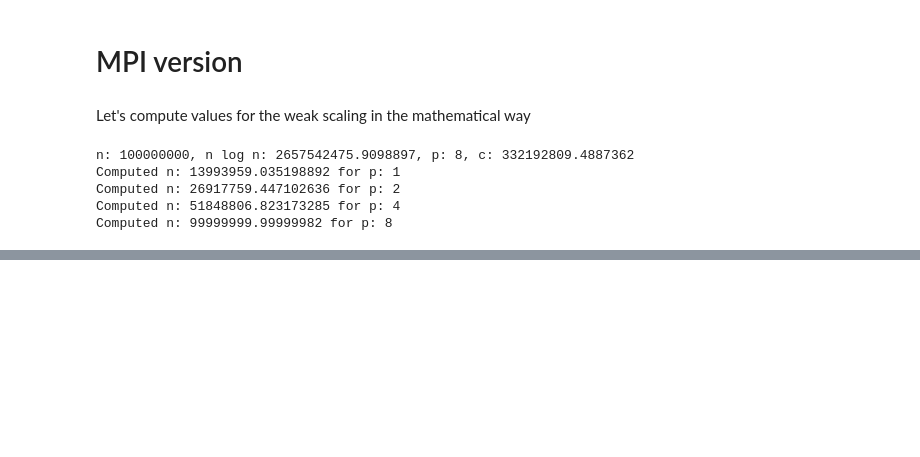
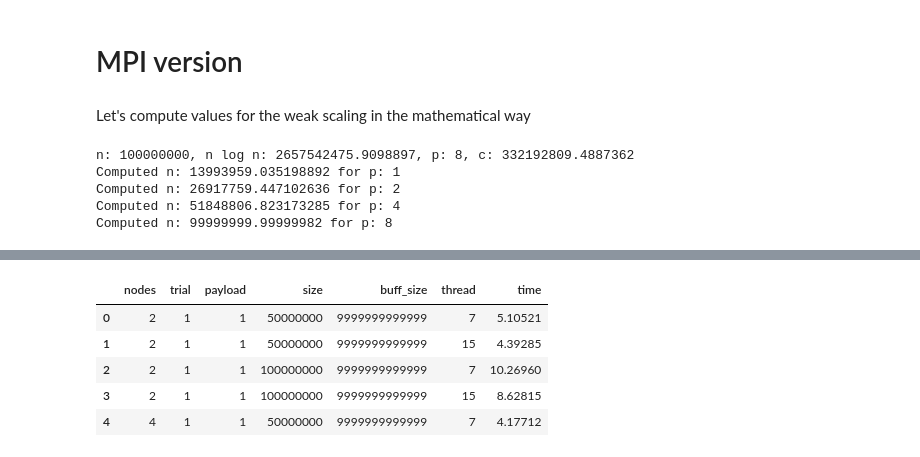
Before and after one commit to DavideB45/SPM, a Jupyter notebook: assignment4/analysis.ipynb, the cells around one changed output, grey strips where cells are left out. Saved outputs shown, nothing was run; the diff lists cells and outputs as text; code cells hidden in the pictures; blank space fills up the shorter version.

```diff
--- a/assignment4/analysis.ipynb
+++ b/assignment4/analysis.ipynb
@@ -491,0 +568,9 @@ Computed n: 99999999.99999982 for p: 8
+# %%
+df_ff_1.head()
+# %% [output]
+|  | nodes | trial | payload | size | buff_size | thread | time |
+| 0 | 2 | 1 | 1 | 50000000 | 9999999999999 | 7 | 5.10521 |
+| 1 | 2 | 1 | 1 | 50000000 | 9999999999999 | 15 | 4.39285 |
+| 2 | 2 | 1 | 1 | 100000000 | 9999999999999 | 7 | 10.26960 |
+| 3 | 2 | 1 | 1 | 100000000 | 9999999999999 | 15 | 8.62815 |
+| 4 | 4 | 1 | 1 | 50000000 | 9999999999999 | 7 | 4.17712 |
```
Also changed, not shown: parts of 7 cells of this notebook, 4 other files.
